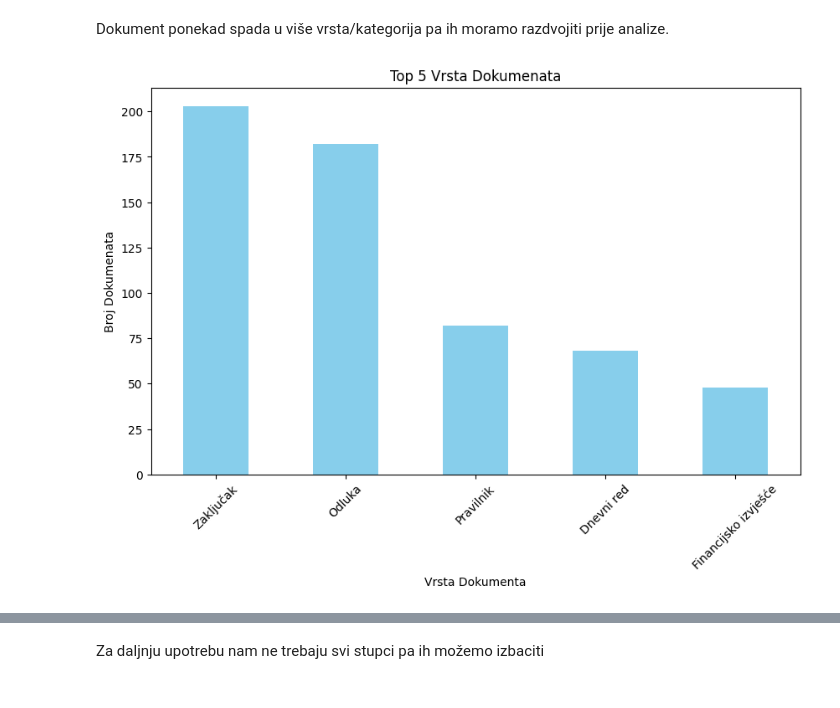
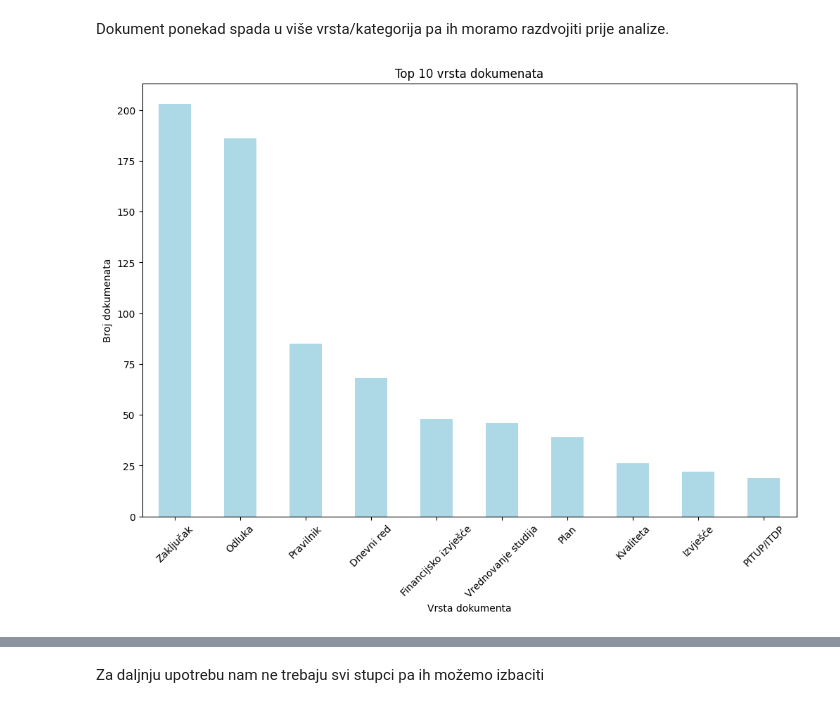
Before and after one commit to dsabljic/PAP-FOI-docs, a Jupyter notebook: Main.ipynb, the cells around one changed output, grey strips where cells are left out. Saved outputs shown, nothing was run; the diff lists cells and outputs as text; code cells hidden in the pictures.

Commit message:
Dokumentacija i vizualizacija

```diff
--- a/Main.ipynb
+++ b/Main.ipynb
@@ -628,17 +628,23 @@ df['datum'] = pd.to_datetime(df['datum'], format = '%d.%m.%Y')
 # %% [markdown]
 Dokument ponekad spada u više vrsta/kategorija pa ih moramo razdvojiti prije analize.
 # %%
-document_type_counts = df['vrsta_dokumenta'].value_counts()
+# Konvertiranje stupca 'kategorija_dokumenta' u listu kategorija
+types_list = df['vrsta_dokumenta'].dropna().str.split(',').sum()
+types_list = [type.strip() for type in types_list]
 
-top_5_type = document_type_counts.head(5)
+# Pregled pojavljivanja kategorija
+type_counts = pd.Series(types_list).value_counts()
+
+# Uzimanje top 10 kategorija
+top_10_types = type_counts.head(10)
 
 # Bar chart
-plt.figure(figsize=(10, 6))
-top_5_type.plot(kind='bar', color='skyblue')
-plt.title('Top 5 Vrsta Dokumenata')
-plt.xlabel('Vrsta Dokumenta')
-plt.ylabel('Broj Dokumenata')
+plt.figure(figsize=(12, 8))
+top_10_types.plot(kind='bar', color='lightblue')
+plt.title('Top 10 vrsta dokumenata')
+plt.xlabel('Vrsta dokumenta')
+plt.ylabel('Broj dokumenata')
 plt.xticks(rotation=45)
 plt.show()
 # %% [output]
-[figure, old version]
+[figure, new version]
```
Also changed, not shown: parts of 11 cells of this notebook.
